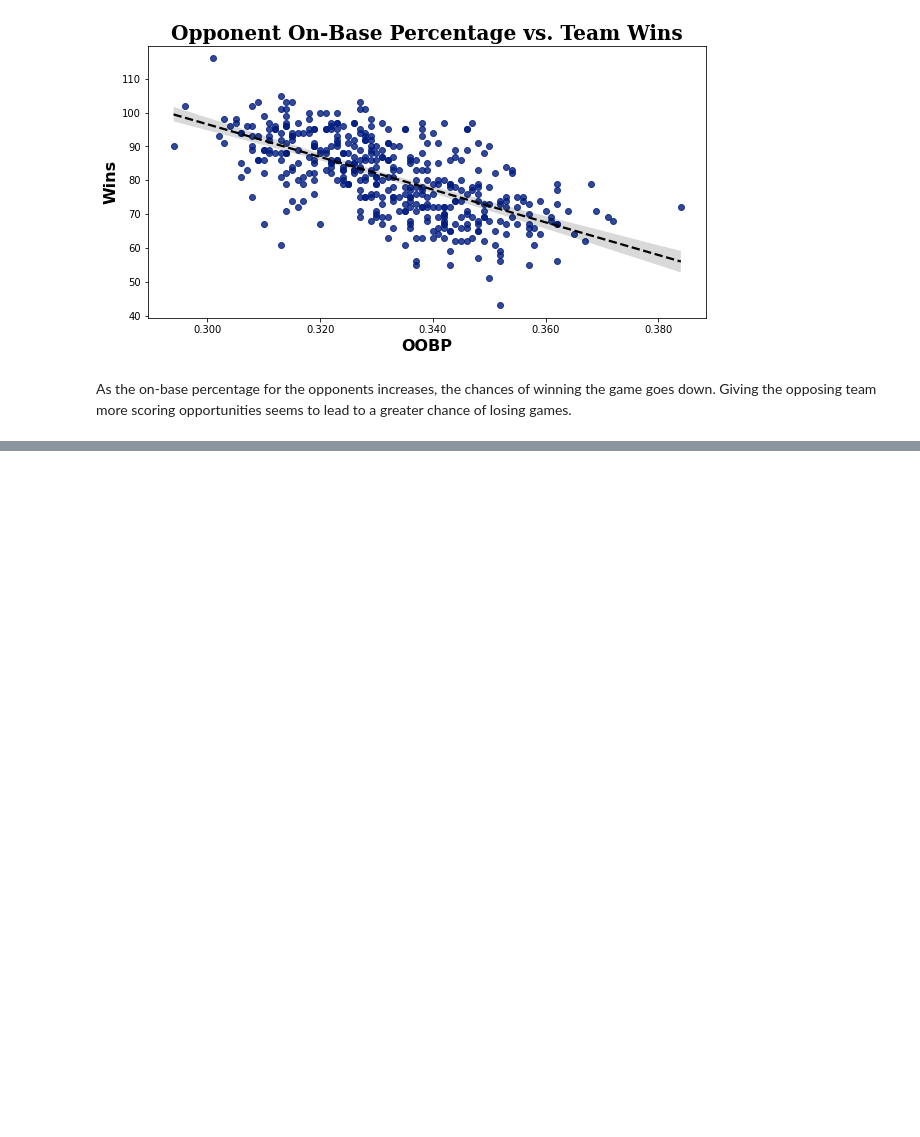
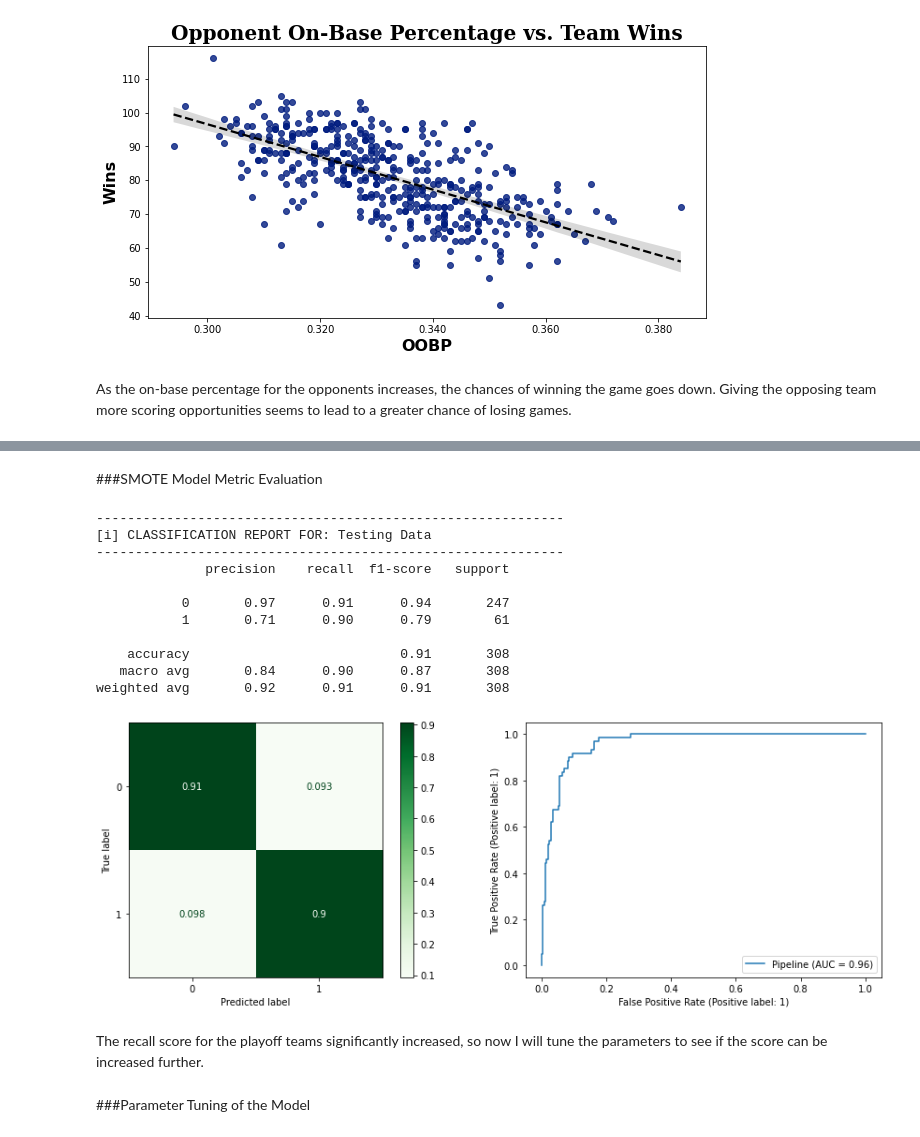
Before and after one commit to joshlensing/Coding-Dojo-Project-2, a Jupyter notebook: Project_2_Baseball_Playoff_Predictions.ipynb, the cells around one changed output, grey strips where cells are left out. Saved outputs shown, nothing was run; the diff lists cells and outputs as text; code cells hidden in the pictures; blank space fills up the shorter version.

```diff
--- a/Project_2_Baseball_Playoff_Predictions.ipynb
+++ b/Project_2_Baseball_Playoff_Predictions.ipynb
@@ -391,0 +637,7 @@ As the on-base percentage for the opponents increases, the chances of winning th
+# %%
+# Creating a model pipeline with SMOTE, the model, and preprocessor
+smote = SMOTE()
+lr_smote = LogisticRegression()
+lr_smote_pipe = make_sampler_pipeline(preprocessor, smote, lr_smote)
+# Fit the model on the training data
+lr_smote_pipe.fit(X_train, y_train)
@@ -391,0 +655,21 @@ As the on-base percentage for the opponents increases, the chances of winning th
+# %% [markdown]
+###SMOTE Model Metric Evaluation
+# %%
+evaluate_classification(lr_smote_pipe, X_test, y_test, label='Testing Data')
+# %% [output]
+------------------------------------------------------------
+[i] CLASSIFICATION REPORT FOR: Testing Data
+------------------------------------------------------------
+              precision    recall  f1-score   support
+
+           0       0.97      0.91      0.94       247
+           1       0.71      0.90      0.79        61
+
+    accuracy                           0.91       308
+   macro avg       0.84      0.90      0.87       308
+weighted avg       0.92      0.91      0.91       308
+[figure, added]
+# %% [markdown]
+The recall score for the playoff teams significantly increased, so now I will tune the parameters to see if the score can be increased further.
+# %% [markdown]
+###Parameter Tuning of the Model
```
Also changed, not shown: parts of 101 cells of this notebook.
